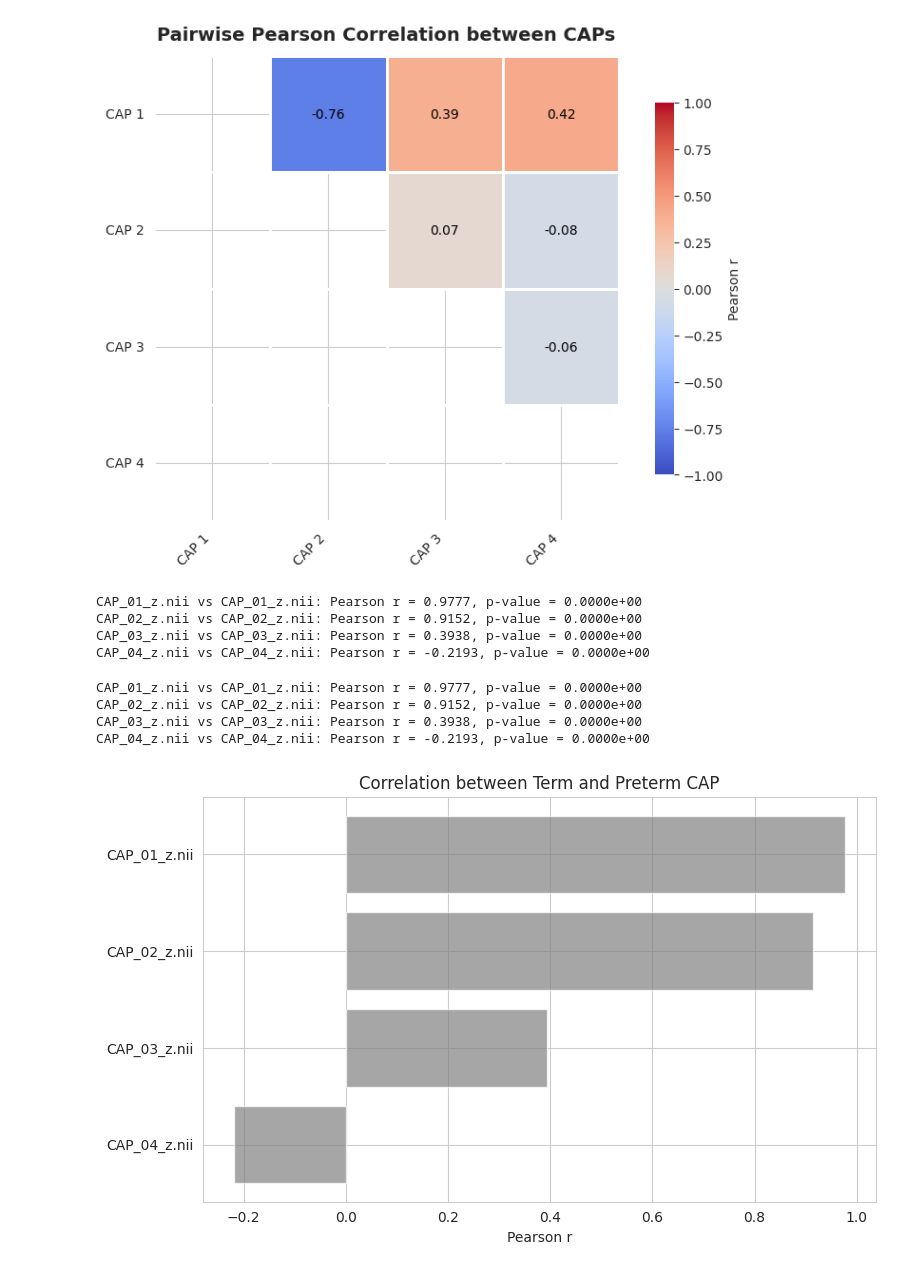
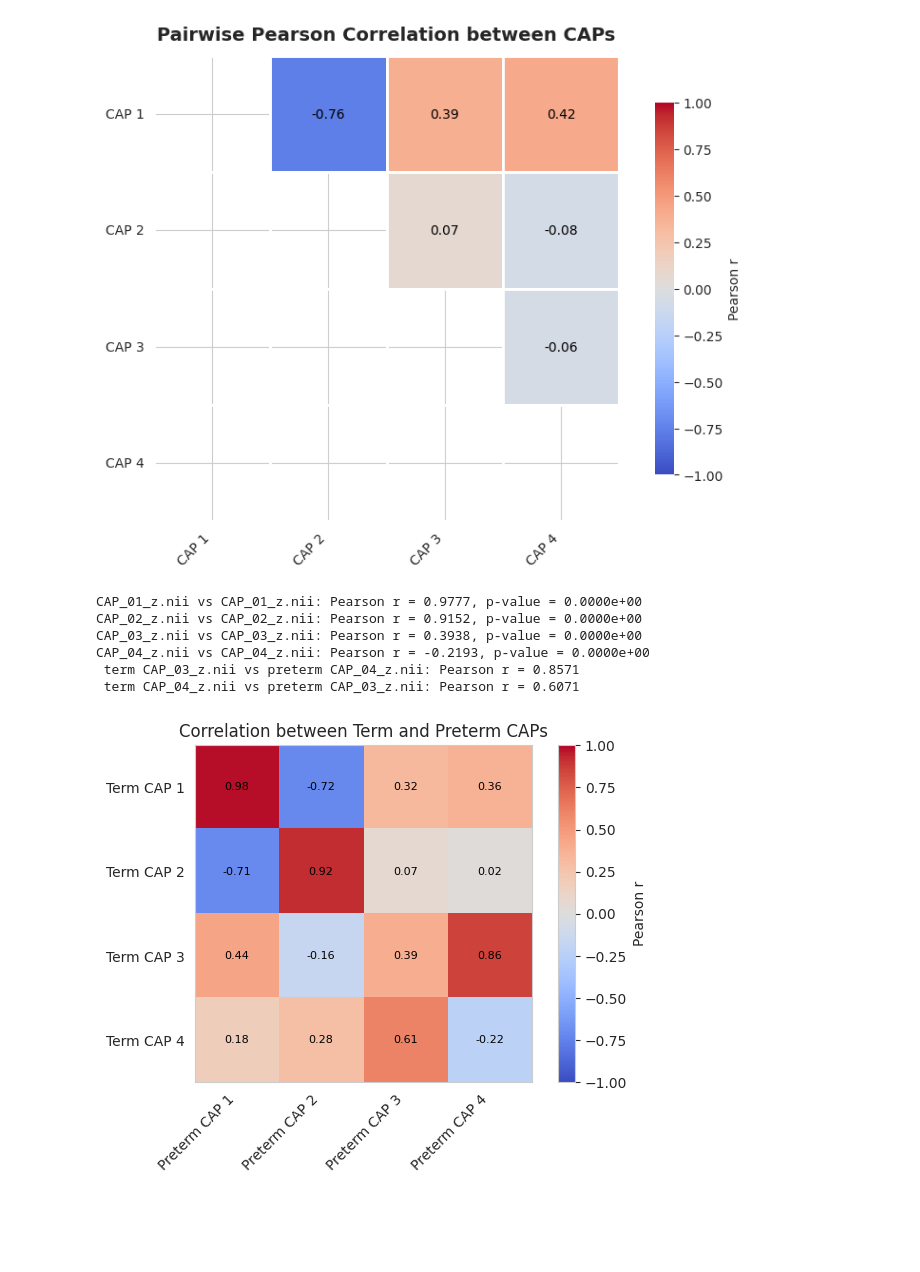
Before and after one commit to seb2o/devCAPs, a Jupyter notebook: src/compare_caps.ipynb, the cells around one changed output. Drawn from its saved outputs; the diff is of its cells as text; code cells hidden in the pictures; blank space fills up the shorter version.

Commit message:
correct term preterm comparison to take into account highset pairwise corr

```diff
--- a/src/compare_caps.ipynb
+++ b/src/compare_caps.ipynb
@@ -71,41 +71,53 @@ for term_cap, preterm_cap in zip(term_cap_path, preterm_cap_paths):
     preterm_cap_data = nib.load(preterm_cap).get_fdata().flatten()
     r, p = pearsonr(term_cap_data, preterm_cap_data)
     print(f"{term_cap.name} vs {preterm_cap.name}: Pearson r = {r:.4f}, p-value = {p:.4e}")
+
+term_cap = term_cap_path[2]
+preterm_cap = preterm_cap_paths[3]
+term_cap_data = nib.load(term_cap).get_fdata().flatten()
+preterm_cap_data = nib.load(preterm_cap).get_fdata().flatten()
+r, p = pearsonr(term_cap_data, preterm_cap_data)
+print(f" term {term_cap.name} vs preterm {preterm_cap.name}: Pearson r = {r:.4f}")
+
+term_cap = term_cap_path[3]
+preterm_cap = preterm_cap_paths[2]
+term_cap_data = nib.load(term_cap).get_fdata().flatten()
+preterm_cap_data = nib.load(preterm_cap).get_fdata().flatten()
+r, p = pearsonr(term_cap_data, preterm_cap_data)
+print(f" term {term_cap.name} vs preterm {preterm_cap.name}: Pearson r = {r:.4f}")
 # %% [output]
 CAP_01_z.nii vs CAP_01_z.nii: Pearson r = 0.9777, p-value = 0.0000e+00
 CAP_02_z.nii vs CAP_02_z.nii: Pearson r = 0.9152, p-value = 0.0000e+00
 CAP_03_z.nii vs CAP_03_z.nii: Pearson r = 0.3938, p-value = 0.0000e+00
 CAP_04_z.nii vs CAP_04_z.nii: Pearson r = -0.2193, p-value = 0.0000e+00
+ term CAP_03_z.nii vs preterm CAP_04_z.nii: Pearson r = 0.8571
+ term CAP_04_z.nii vs preterm CAP_03_z.nii: Pearson r = 0.6071
 # %%
 preterm_cap_paths = sorted(preterm_folder.glob("CAP_*_z.nii"))
 term_cap_paths = sorted(term_folder.glob("CAP_*_z.nii"))
 
 results = []
+corrs = np.zeros((len(term_cap_paths), len(preterm_cap_paths)))
+for term_cap in term_cap_paths:
+    term_cap_data = nib.load(term_cap).get_fdata().flatten()
+    for preterm_cap in preterm_cap_paths:
+        preterm_cap_data = nib.load(preterm_cap).get_fdata().flatten()
+        r, _ = pearsonr(term_cap_data, preterm_cap_data)
+        corrs[term_cap_paths.index(term_cap), preterm_cap_paths.index(preterm_cap)] = r
+plt.imshow(corrs, cmap='coolwarm', vmin=-1, vmax=1)
+for i in range(len(term_cap_paths)):
+    for j in range(len(preterm_cap_paths)):
+        plt.text(j, i, f"{corrs[i, j]:.2f}", ha='center', va='center', color='black', fontsize=8)
 
-for term_cap, preterm_cap in zip(term_cap_paths, preterm_cap_paths):
-    term_cap_data = nib.load(term_cap).get_fdata().flatten()
-    preterm_cap_data = nib.load(preterm_cap).get_fdata().flatten()
-    r, p = pearsonr(term_cap_data, preterm_cap_data)
-    results.append((term_cap.name, r, p))
-    print(f"{term_cap.name} vs {preterm_cap.name}: Pearson r = {r:.4f}, p-value = {p:.4e}")
-
-# Reverse order for inverted labels
-labels = [name for name, _, _ in results][::-1]
-r_values = [r for _, r, _ in results][::-1]
-
-plt.figure(figsize=(8, 5))
-plt.barh(range(len(r_values)), r_values, color='gray', alpha=0.7)
-plt.yticks(range(len(labels)), labels, rotation=0, ha='right')
-plt.xlabel("Pearson r")
-plt.title("Correlation between Term and Preterm CAP")
+plt.colorbar(label='Pearson r')
+plt.xticks(ticks=np.arange(len(preterm_cap_paths)), labels=[f"Preterm CAP {i+1}" for i in range(len(preterm_cap_paths))], rotation=45, ha='right')
+plt.yticks(ticks=np.arange(len(term_cap_paths)), labels=[f"Term CAP {i+1}" for i in range(len(term_cap_paths))], rotation=0)
+plt.title("Correlation between Term and Preterm CAPs")
+plt.grid(False)
 plt.tight_layout()
 plt.show()
 # %% [output]
-CAP_01_z.nii vs CAP_01_z.nii: Pearson r = 0.9777, p-value = 0.0000e+00
-CAP_02_z.nii vs CAP_02_z.nii: Pearson r = 0.9152, p-value = 0.0000e+00
-CAP_03_z.nii vs CAP_03_z.nii: Pearson r = 0.3938, p-value = 0.0000e+00
-CAP_04_z.nii vs CAP_04_z.nii: Pearson r = -0.2193, p-value = 0.0000e+00
-[figure, old version]
+[figure, new version]
 # %%
 import matplotlib.pyplot as plt
 from nilearn import plotting
```
Also changed, not shown: parts of 1 cell of this notebook.
